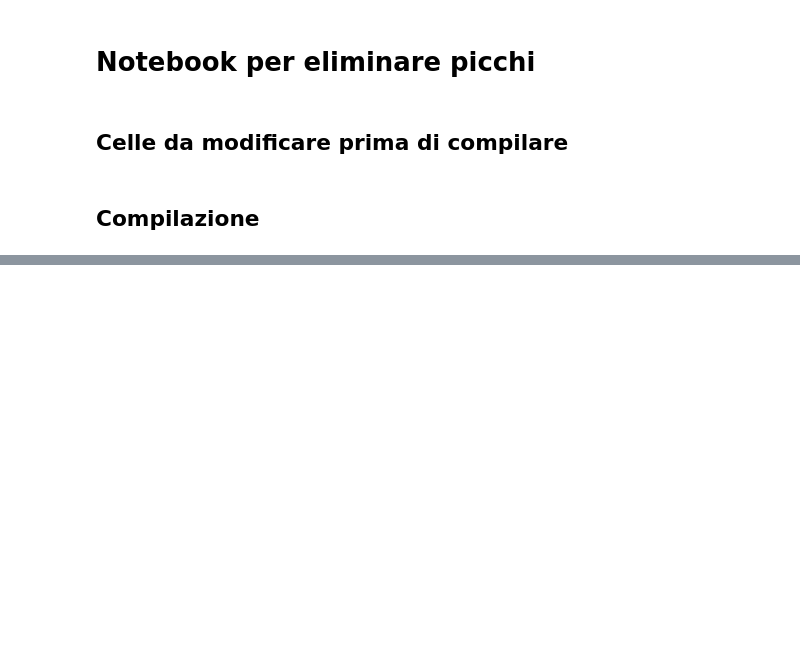
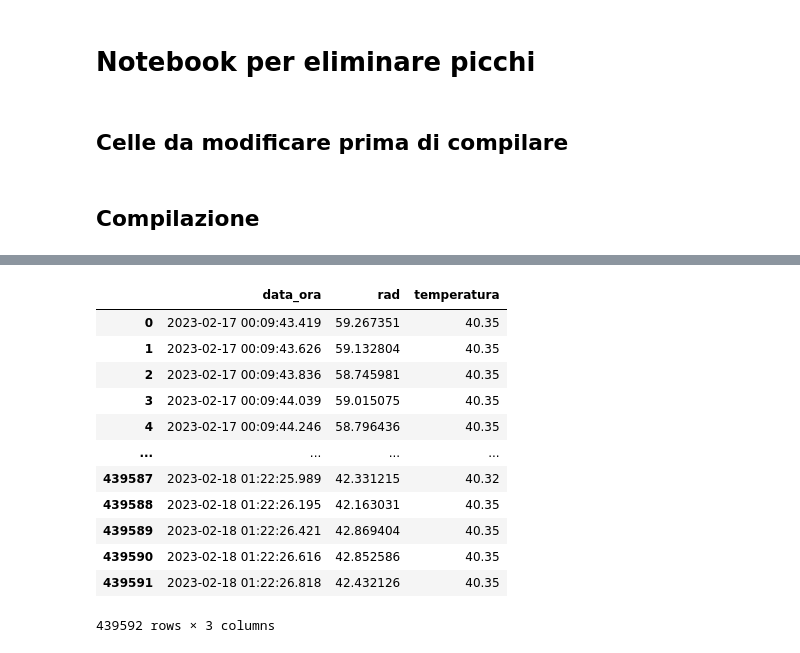
Before and after one commit to milite/Astrofisica_nico, a Jupyter notebook: Dati/17-febbraio/17 febbraio senza picchi.ipynb, the cells around one changed output, grey strips where cells are left out. Cells and saved outputs as stored; diff of their text form; code cells hidden in the pictures; blank space fills up the shorter version.

```diff
--- a/Dati/17-febbraio/17 febbraio senza picchi.ipynb
+++ b/Dati/17-febbraio/17 febbraio senza picchi.ipynb
@@ -92,3 +108,19 @@ grafico_totale = pd.DataFrame()
+# %%
+ricevitore_10
+# %% [output]
+|  | data_ora | rad | temperatura |
+| 0 | 2023-02-17 00:09:43.419 | 59.267351 | 40.35 |
+| 1 | 2023-02-17 00:09:43.626 | 59.132804 | 40.35 |
+| 2 | 2023-02-17 00:09:43.836 | 58.745981 | 40.35 |
+| 3 | 2023-02-17 00:09:44.039 | 59.015075 | 40.35 |
+| 4 | 2023-02-17 00:09:44.246 | 58.796436 | 40.35 |
+| ... | ... | ... | ... |
+| 439587 | 2023-02-18 01:22:25.989 | 42.331215 | 40.32 |
+| 439588 | 2023-02-18 01:22:26.195 | 42.163031 | 40.35 |
+| 439589 | 2023-02-18 01:22:26.421 | 42.869404 | 40.35 |
+| 439590 | 2023-02-18 01:22:26.616 | 42.852586 | 40.35 |
+| 439591 | 2023-02-18 01:22:26.818 | 42.432126 | 40.35 |
+439592 rows × 3 columns
 # %%
 # salita
 
```
Also changed, not shown: parts of 8 cells of this notebook, 16 other files.
